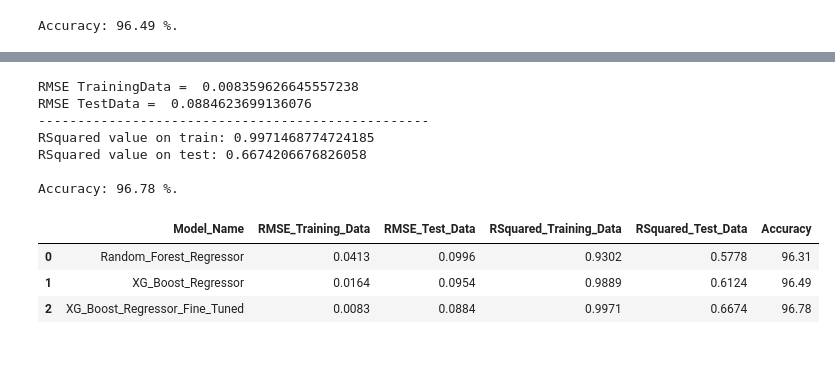
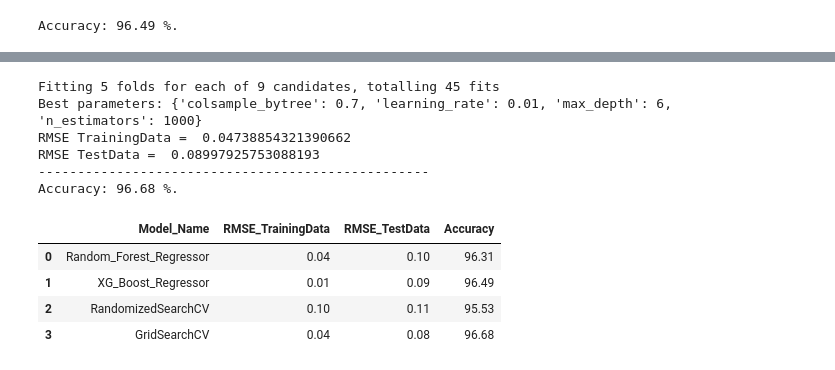
Before and after one commit to amirhajiabadi/Forecasting_IMDb_Score, a Jupyter notebook: Jupyter Notebook/Forecasting_IMDb_Score.ipynb, the cells around one changed output, grey strips where cells are left out. Drawn from its saved outputs; the diff is of its cells as text; code cells hidden in the pictures.

```diff
--- a/Jupyter Notebook/Forecasting_IMDb_Score.ipynb
+++ b/Jupyter Notebook/Forecasting_IMDb_Score.ipynb
@@ -760,16 +791,34 @@ Best parameters: {'colsample_bytree': 0.7, 'learning_rate': 0.05, 'max_depth': 6
 # %%
+from sklearn.model_selection import GridSearchCV
+
+params = { 'max_depth': [3,6,10],
+           'learning_rate': [0.01],
+            'n_estimators': [100, 500, 1000],
+            'colsample_bytree': [0.7]}
+
+xgbr = xgb.XGBRegressor(seed = 20)
+
+clf2 = GridSearchCV(estimator=xgbr,
+                   param_grid=params,
+                    scoring='neg_mean_squared_error',
+                   verbose=1)
+
+clf2.fit(X_train, Y_train)
+print("Best parameters:", clf2.best_params_)
+# print("Lowest RMSE: ", (-clf2.best_score_)**(1/2.0))
+
 #predicting train
-train_preds7=clf.predict(X_train)
+train_preds7=clf2.predict(X_train)
 #predicting on test
-test_preds7=clf.predict(X_test)
+test_preds7=clf2.predict(X_test)
 
 RMSE_train=(np.sqrt(metrics.mean_squared_error(Y_train,train_preds7)))
 RMSE_test=(np.sqrt(metrics.mean_squared_error(Y_test,test_preds7)))
 print("RMSE TrainingData = ",str(RMSE_train))
 print("RMSE TestData = ",str(RMSE_test))
 print('-'*50)
-print('RSquared value on train:',clf.score(X_train, Y_train))
-print('RSquared value on test:',clf.score(X_test, Y_test))
+# print('RSquared value on train:',clf2.score(X_train, Y_train))
+# print('RSquared value on test:',clf2.score(X_test, Y_test))
 
 errors = abs(test_preds7 - Y_test)
 # Calculating errors for using error values in mean absolute percentage error
@@ -779,27 +828,25 @@ mape = 100 * (errors / Y_test)
 # Calculate and display accuracy
 accuracy = 100 - np.mean(mape)
 
-print('\nAccuracy:', round(accuracy, 2), '%.')
+print('Accuracy:', round(accuracy, 2), '%.')
 # %% [output]
-RMSE TrainingData =  0.008359626645557238
-RMSE TestData =  0.0884623699136076
+Fitting 5 folds for each of 9 candidates, totalling 45 fits
+Best parameters: {'colsample_bytree': 0.7, 'learning_rate': 0.01, 'max_depth': 6, 'n_estimators': 1000}
+RMSE TrainingData =  0.04738854321390662
+RMSE TestData =  0.08997925753088193
 --------------------------------------------------
-RSquared value on train: 0.9971468774724185
-RSquared value on test: 0.6674206676826058
-
-Accuracy: 96.78 %.
+Accuracy: 96.68 %.
 # %%
-best_models = {'Model_Name': ['Random_Forest_Regressor', 'XG_Boost_Regressor','XG_Boost_Regressor_Fine_Tuned'],
-     'RMSE_Training_Data': [0.0413, 0.0164,0.0083],
-     'RMSE_Test_Data':[0.0996,0.0954,0.0884],
-    'RSquared_Training_Data':[0.9302,0.9889, 0.9971],
-               'RSquared_Test_Data':[0.5778, 0.6124,0.6674],
-               'Accuracy':[96.31,96.49,96.78],
+best_models = {'Model_Name': ['Random_Forest_Regressor', 'XG_Boost_Regressor','RandomizedSearchCV','GridSearchCV'],
+               'RMSE_TrainingData':[0.04,0.01,0.10,0.04],
+               'RMSE_TestData':[0.10,0.09,0.11,0.08],
+               'Accuracy':[96.31,96.49,95.53,96.68],
               }
 df2 = pd.DataFrame(data=best_models)
 df2
 # %% [output]
-|  | Model_Name | RMSE_Training_Data | RMSE_Test_Data | RSquared_Training_Data | RSquared_Test_Data | Accuracy |
-| 0 | Random_Forest_Regressor | 0.0413 | 0.0996 | 0.9302 | 0.5778 | 96.31 |
-| 1 | XG_Boost_Regressor | 0.0164 | 0.0954 | 0.9889 | 0.6124 | 96.49 |
-| 2 | XG_Boost_Regressor_Fine_Tuned | 0.0083 | 0.0884 | 0.9971 | 0.6674 | 96.78 |
+|  | Model_Name | RMSE_TrainingData | RMSE_TestData | Accuracy |
+| 0 | Random_Forest_Regressor | 0.04 | 0.10 | 96.31 |
+| 1 | XG_Boost_Regressor | 0.01 | 0.09 | 96.49 |
+| 2 | RandomizedSearchCV | 0.10 | 0.11 | 95.53 |
+| 3 | GridSearchCV | 0.04 | 0.08 | 96.68 |
```
Also changed, not shown: parts of 9 cells of this notebook.
